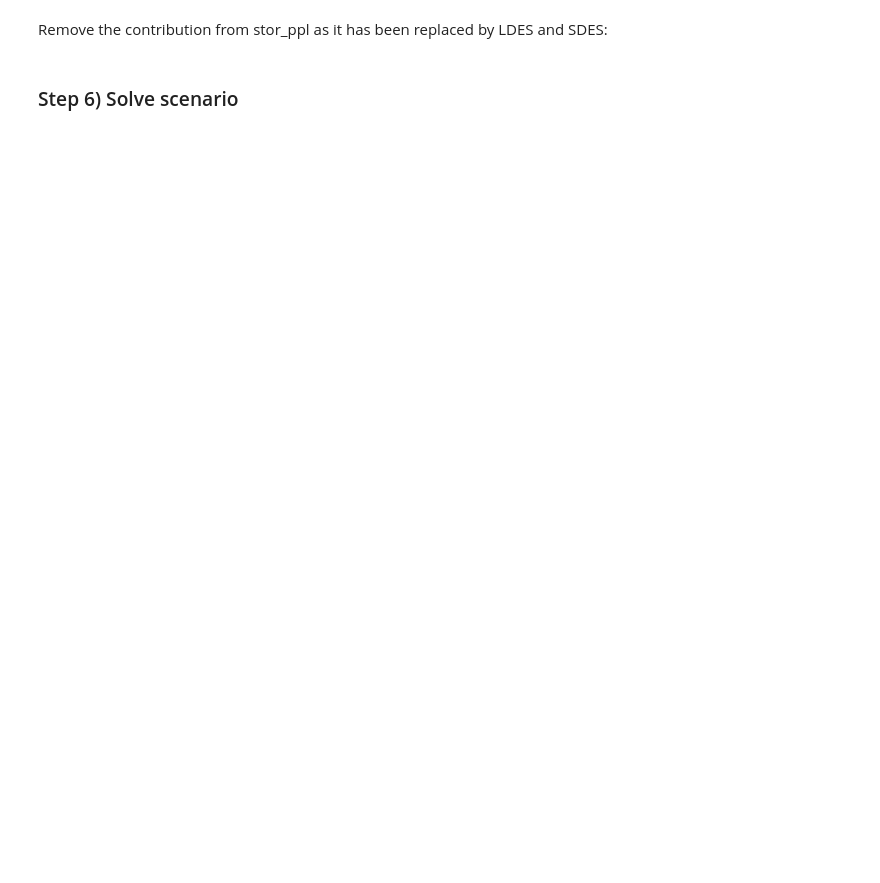
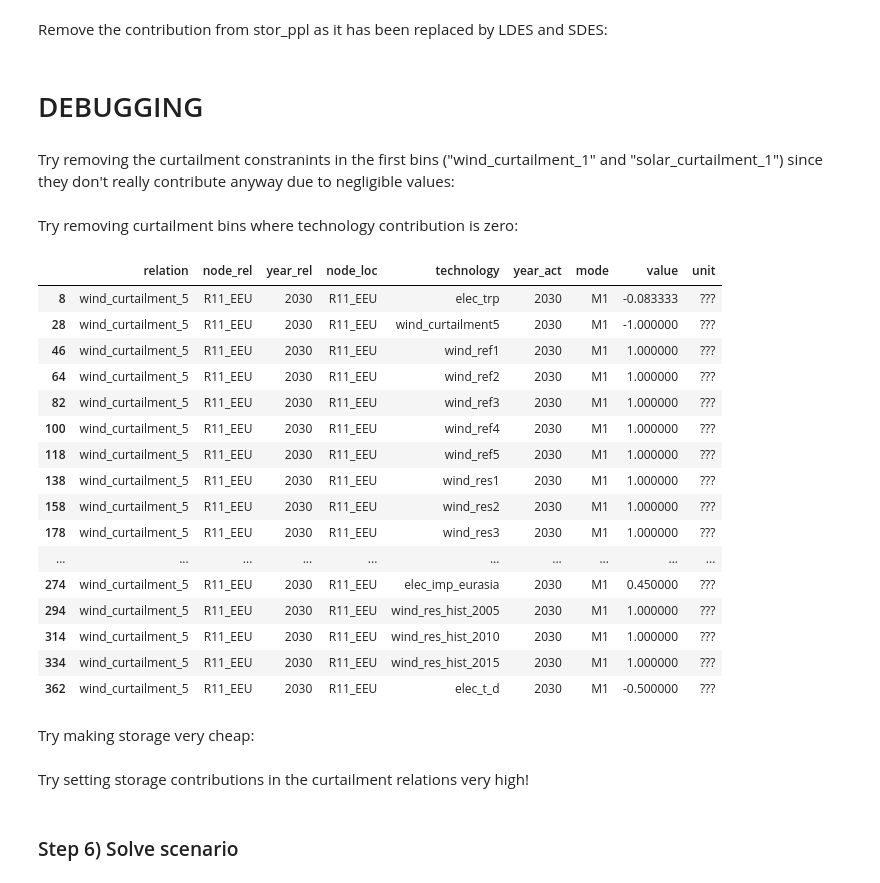
Before and after one commit to ebbekyhl/PyPSA-Eur-Curtailment-Emulator, a Jupyter notebook: MESSAGE_implementation.ipynb, the cells around one changed output. Cells and saved outputs as stored; diff of their text form; code cells hidden in the pictures; blank space fills up the shorter version.

```diff
--- a/MESSAGE_implementation.ipynb
+++ b/MESSAGE_implementation.ipynb
@@ -371,8 +384,9 @@ if replace_stor_ppl:
 # %% [markdown]
 Initialize curtailment relations:
 # %%
-curt_relation_tech, bins_dict, new_bins, curt_relation = add_curtailment_techs(renewable_penetration_dict, beta_dict, gamma_ij_wind, gamma_ij_solar, replace_stor_ppl)
+if replace_stor_ppl or change_structure:
+    curt_relation_tech, bins_dict, new_bins, curt_relation = add_curtailment_techs(renewable_penetration_dict, beta_dict, gamma_ij_wind, gamma_ij_solar, replace_stor_ppl)
 
-if not change_structure:
-    new_bins = None
-    curt_relation = None
+    if not change_structure:
+        new_bins = None
+        curt_relation = None
@@ -589,3 +602,14 @@ if increase_number_of_bins and not wind_solar_complimentarity and not change_str
+# %%
+if increase_number_of_bins:
+    curtailment_rel_ref = "wind_curtailment_1" # we copy the parameters from this curtailment relation
+    df_relation_upper = sc.par("relation_upper",
+                                {"node_rel": regions,
+                                "relation": curtailment_rel_ref,
+                                })
+
+    for curt_tech_i in new_curtailment_techs:
+        df_relation_upper_renamed = df_relation_upper.replace({curtailment_rel_ref:curt_relation_tech_rev[curt_tech_i]})
+        sc.add_par('relation_upper',df_relation_upper_renamed)
 # %% [markdown]
 Remove the contribution from stor_ppl as it has been replaced by LDES and SDES:
 # %%
@@ -596,6 +620,47 @@ if change_structure:
                     "technology": "stor_ppl"})
 
         sc.remove_par("relation_activity", df)
+# %% [markdown]
+# DEBUGGING
+# %% [markdown]
+Try removing the curtailment constranints in the first bins ("wind_curtailment_1" and "solar_curtailment_1") since they don't really contribute anyway due to negligible values:
+# %%
+for region in regions:
+    df = sc.par("relation_activity",
+                {"node_loc": region,
+                "relation": ["wind_curtailment_1","solar_curtailment_1"]})
+
+    sc.remove_par("relation_activity", df)
+# %% [markdown]
+Try removing curtailment bins where technology contribution is zero:
+# %%
+df = sc.par("relation_activity",
+                {"node_loc": region,
+                "relation": ["wind_curtailment_5"]}) #,"solar_curtailment_2"]})
+# %%
+df.query("year_rel == 2030")
+# %% [output]
+|  | relation | node_rel | year_rel | node_loc | technology | year_act | mode | value | unit |
+| 8 | wind_curtailment_5 | R11_EEU | 2030 | R11_EEU | elec_trp | 2030 | M1 | -0.083333 | ??? |
+| 28 | wind_curtailment_5 | R11_EEU | 2030 | R11_EEU | wind_curtailment5 | 2030 | M1 | -1.000000 | ??? |
+| 46 | wind_curtailment_5 | R11_EEU | 2030 | R11_EEU | wind_ref1 | 2030 | M1 | 1.000000 | ??? |
+| 64 | wind_curtailment_5 | R11_EEU | 2030 | R11_EEU | wind_ref2 | 2030 | M1 | 1.000000 | ??? |
+| 82 | wind_curtailment_5 | R11_EEU | 2030 | R11_EEU | wind_ref3 | 2030 | M1 | 1.000000 | ??? |
+| 100 | wind_curtailment_5 | R11_EEU | 2030 | R11_EEU | wind_ref4 | 2030 | M1 | 1.000000 | ??? |
+| 118 | wind_curtailment_5 | R11_EEU | 2030 | R11_EEU | wind_ref5 | 2030 | M1 | 1.000000 | ??? |
+| 138 | wind_curtailment_5 | R11_EEU | 2030 | R11_EEU | wind_res1 | 2030 | M1 | 1.000000 | ??? |
+| 158 | wind_curtailment_5 | R11_EEU | 2030 | R11_EEU | wind_res2 | 2030 | M1 | 1.000000 | ??? |
+| 178 | wind_curtailment_5 | R11_EEU | 2030 | R11_EEU | wind_res3 | 2030 | M1 | 1.000000 | ??? |
+| ... | ... | ... | ... | ... | ... | ... | ... | ... | ... |
+| 274 | wind_curtailment_5 | R11_EEU | 2030 | R11_EEU | elec_imp_eurasia | 2030 | M1 | 0.450000 | ??? |
+| 294 | wind_curtailment_5 | R11_EEU | 2030 | R11_EEU | wind_res_hist_2005 | 2030 | M1 | 1.000000 | ??? |
+| 314 | wind_curtailment_5 | R11_EEU | 2030 | R11_EEU | wind_res_hist_2010 | 2030 | M1 | 1.000000 | ??? |
+| 334 | wind_curtailment_5 | R11_EEU | 2030 | R11_EEU | wind_res_hist_2015 | 2030 | M1 | 1.000000 | ??? |
+| 362 | wind_curtailment_5 | R11_EEU | 2030 | R11_EEU | elec_t_d | 2030 | M1 | -0.500000 | ??? |
+# %% [markdown]
+Try making storage very cheap:
+# %% [markdown]
+Try setting storage contributions in the curtailment relations very high!
 # %%
 sc.commit("Curtailment updated")
 # %% [markdown]
```
Also changed, not shown: parts of 8 cells of this notebook, 2 other files.
